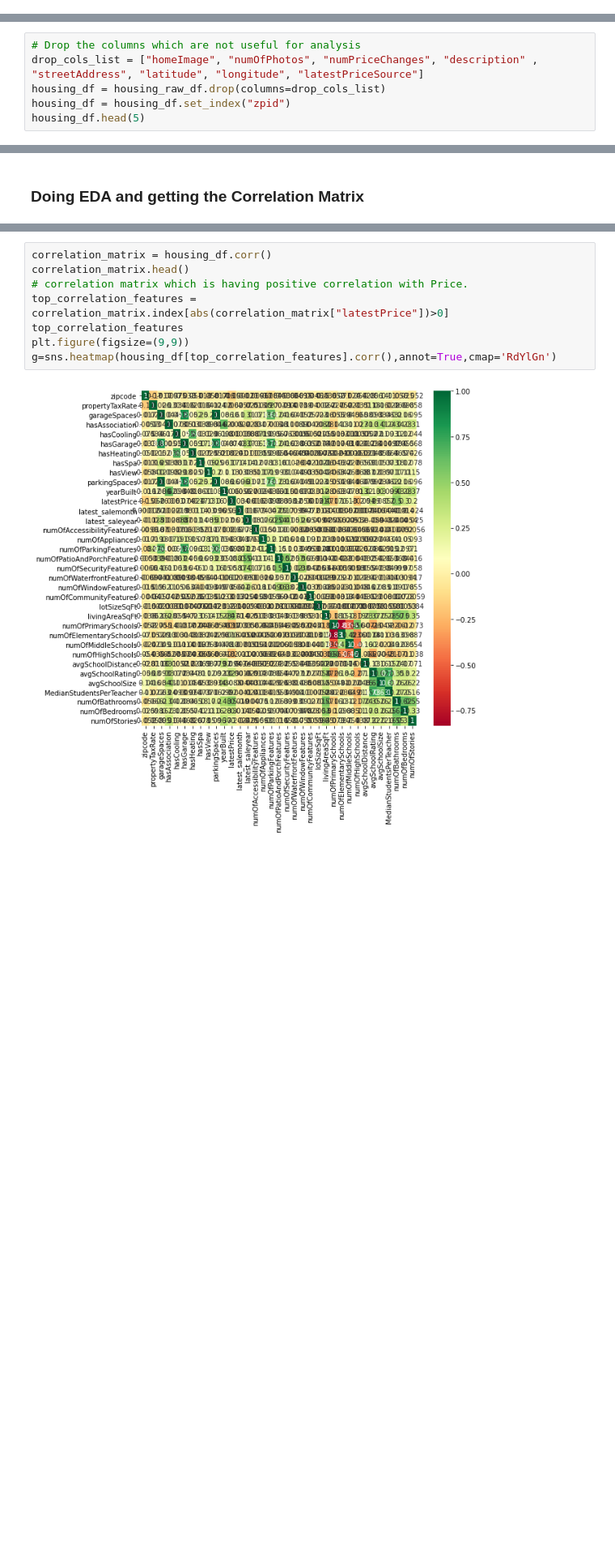
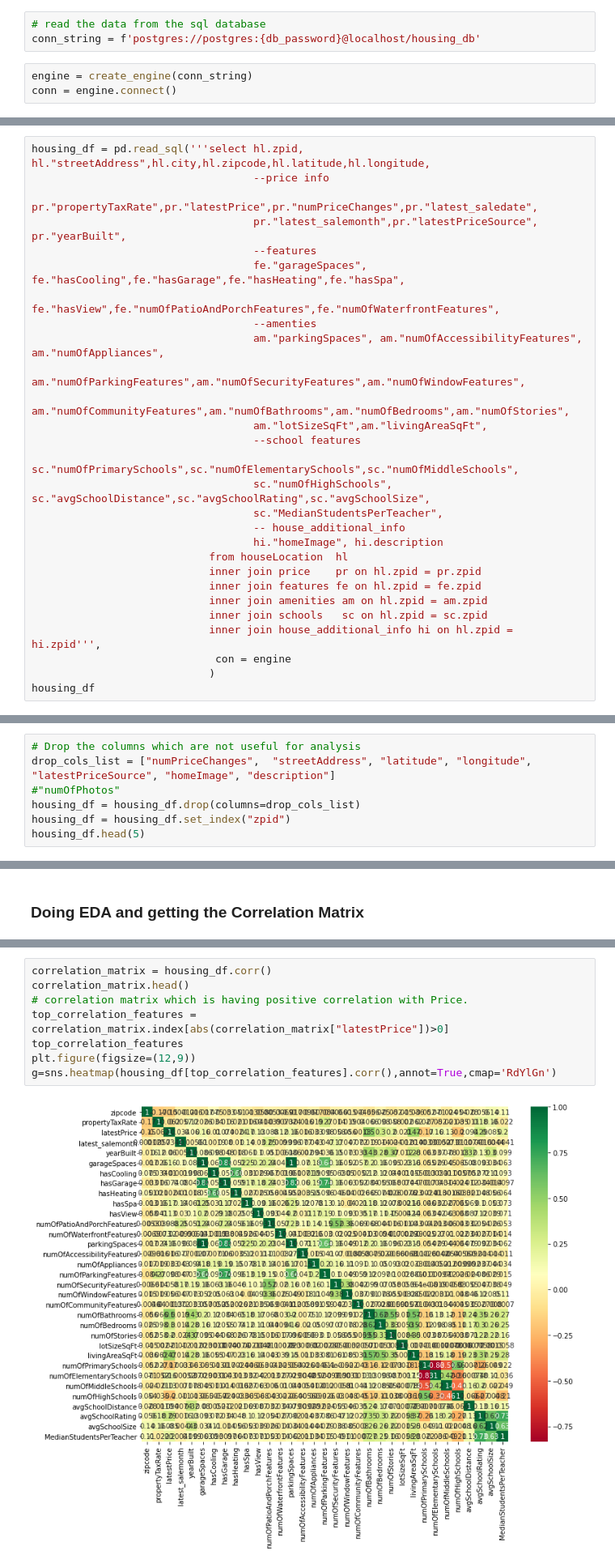
Before and after one commit to LaharikaSCU/Austin_Project, a Jupyter notebook: housing_market_prediction.ipynb, the cells around one changed output, grey strips where cells are left out. Shown at 81% size. Saved outputs shown, nothing was run; the diff lists cells and outputs as text; blank space fills up the shorter version.

Commit message:
updating the ML code to read from database and include GradientBoostRegressor ML

```diff
--- a/housing_market_prediction.ipynb
+++ b/housing_market_prediction.ipynb
@@ -61,0 +20,6 @@ Name: latestPriceSource, Length: 15171, dtype: object
+# %%
+# read the data from the sql database
+conn_string = f'postgres://postgres:{db_password}@localhost/housing_db'
+# %%
+engine = create_engine(conn_string)
+conn = engine.connect()
@@ -61,0 +63,28 @@ Name: latestPriceSource, Length: 15171, dtype: object
+# %%
+housing_df = pd.read_sql('''select hl.zpid, hl."streetAddress",hl.city,hl.zipcode,hl.latitude,hl.longitude,
+                                   --price info
+                                   pr."propertyTaxRate",pr."latestPrice",pr."numPriceChanges",pr."latest_saledate",
+                                   pr."latest_salemonth",pr."latestPriceSource", pr."yearBuilt",
+                                   --features
+                                   fe."garageSpaces", fe."hasCooling",fe."hasGarage",fe."hasHeating",fe."hasSpa",
+                                   fe."hasView",fe."numOfPatioAndPorchFeatures",fe."numOfWaterfrontFeatures",
+                                   --amenties
+                                   am."parkingSpaces", am."numOfAccessibilityFeatures", am."numOfAppliances",
+                                   am."numOfParkingFeatures",am."numOfSecurityFeatures",am."numOfWindowFeatures",
+                                   am."numOfCommunityFeatures",am."numOfBathrooms",am."numOfBedrooms",am."numOfStories",
+                                   am."lotSizeSqFt",am."livingAreaSqFt",
+                                   --school features
+                                   sc."numOfPrimarySchools",sc."numOfElementarySchools",sc."numOfMiddleSchools",
+                                   sc."numOfHighSchools", sc."avgSchoolDistance",sc."avgSchoolRating",sc."avgSchoolSize",
+                                   sc."MedianStudentsPerTeacher",
+                                   -- house_additional_info
+                                   hi."homeImage", hi.description
+                            from houseLocation  hl
+                            inner join price    pr on hl.zpid = pr.zpid
+                            inner join features fe on hl.zpid = fe.zpid
+                            inner join amenities am on hl.zpid = am.zpid
+                            inner join schools   sc on hl.zpid = sc.zpid
+                            inner join house_additional_info hi on hl.zpid = hi.zpid''',
+                             con = engine
+                            )
+housing_df
@@ -62,7 +105,8 @@ Name: latestPriceSource, Length: 15171, dtype: object
 # %%
 # Drop the columns which are not useful for analysis
-drop_cols_list = ["homeImage", "numOfPhotos", "numPriceChanges", "description" , "streetAddress", "latitude", "longitude", "latestPriceSource"]
-housing_df = housing_raw_df.drop(columns=drop_cols_list)
+drop_cols_list = ["numPriceChanges",  "streetAddress", "latitude", "longitude", "latestPriceSource", "homeImage", "description"]
+#"numOfPhotos"
+housing_df = housing_df.drop(columns=drop_cols_list)
 housing_df = housing_df.set_index("zpid")
 housing_df.head(5)
 # %% [output]
@@ -241,13 +269,13 @@ Std  Price 453185.31412533764
 # %%
 correlation_matrix = housing_df.corr()
 correlation_matrix.head()
 # correlation matrix which is having positive correlation with Price.
 top_correlation_features = correlation_matrix.index[abs(correlation_matrix["latestPrice"])>0]
 top_correlation_features
-plt.figure(figsize=(9,9))
+plt.figure(figsize=(12,9))
 g=sns.heatmap(housing_df[top_correlation_features].corr(),annot=True,cmap='RdYlGn')
 # %% [output]
-[figure, old version]
+[figure, new version]
 # %%
 # With correlation of 0.1 # usually we need to add
 top_correlation_features = correlation_matrix.index[abs(correlation_matrix["latestPrice"])>0.1]
```
Also changed, not shown: parts of 58 cells of this notebook.
